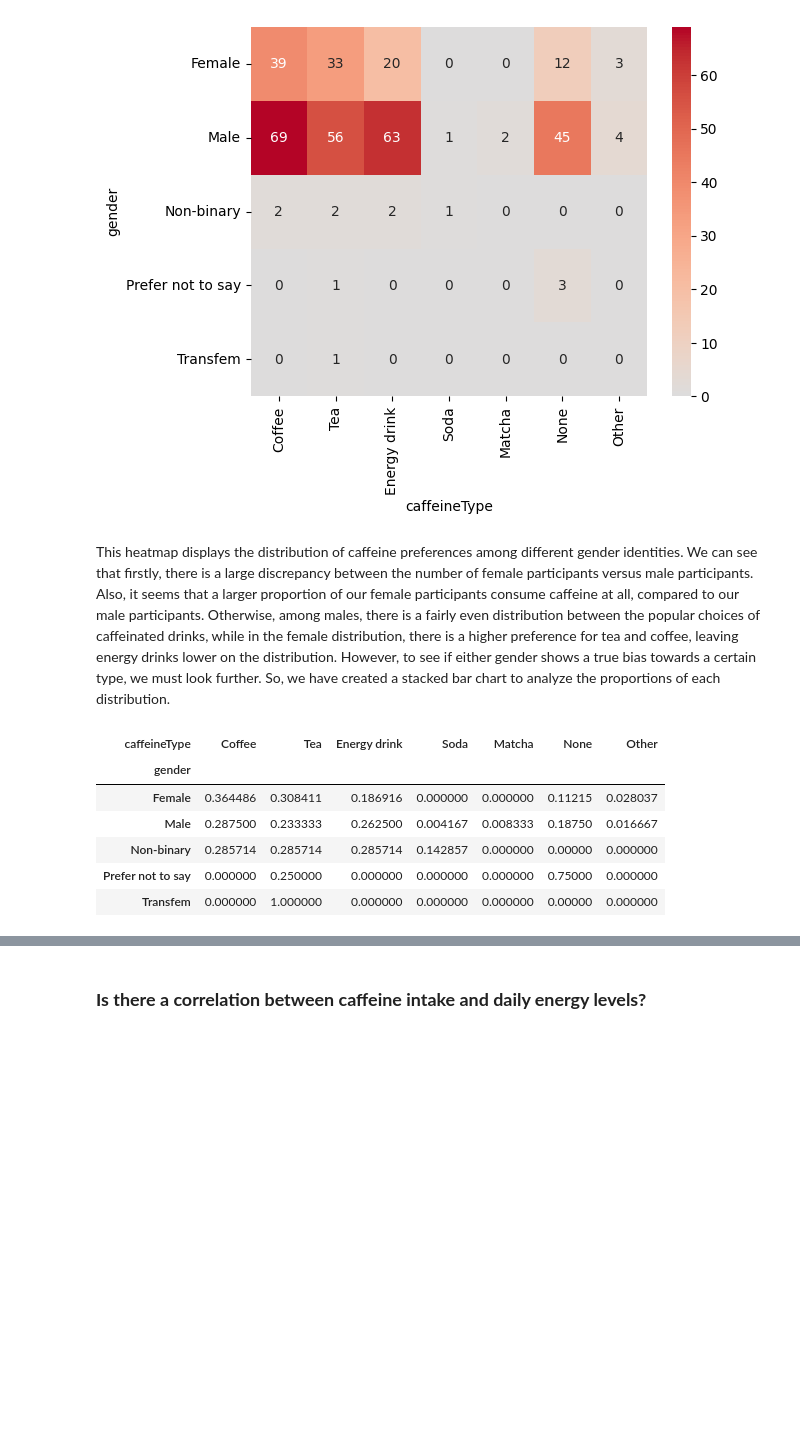
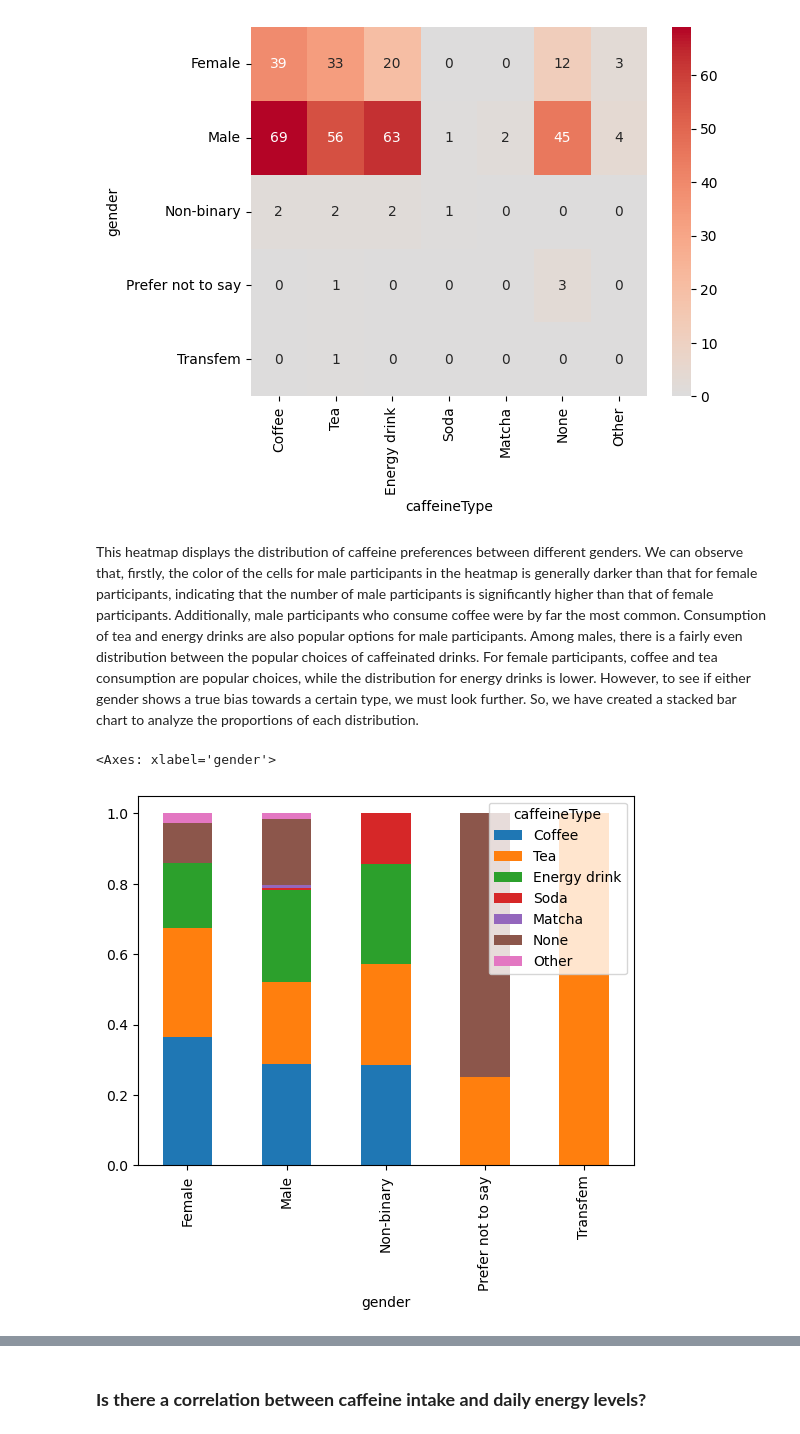
Before and after one commit to rzhou052/CS105-Mini-Project, a Jupyter notebook: Mini-Project.ipynb, the cells around one changed output, grey strips where cells are left out. Cells and saved outputs as stored; diff of their text form; code cells hidden in the pictures; blank space fills up the shorter version.

Commit message:
delet unnecessary table, small change in analysis

```diff
--- a/Mini-Project.ipynb
+++ b/Mini-Project.ipynb
@@ -161,16 +141,11 @@ plt.show()
 # %% [output]
 [figure]
 # %% [markdown]
-This heatmap displays the distribution of caffeine preferences among different gender identities. We can see that firstly, there is a large discrepancy between the number of female participants versus male participants. Also, it seems that a larger proportion of our female participants consume caffeine at all, compared to our male participants. Otherwise, among males, there is a fairly even distribution between the popular choices of caffeinated drinks, while in the female distribution, there is a higher preference for tea and coffee, leaving energy drinks lower on the distribution. However, to see if either gender shows a true bias towards a certain type, we must look further. So, we have created a stacked bar chart to analyze the proportions of each distribution.
+This heatmap displays the distribution of caffeine preferences between different genders. We can observe that, firstly, the color of the cells for male participants in the heatmap is generally darker than that for female participants, indicating that the number of male participants is significantly higher than that of female participants. Additionally, male participants who consume coffee were by far the most common. Consumption of tea and energy drinks are also popular options for male participants. Among males, there is a fairly even distribution between the popular choices of caffeinated drinks. For female participants, coffee and tea consumption are popular choices, while the distribution for energy drinks is lower. However, to see if either gender shows a true bias towards a certain type, we must look further. So, we have created a stacked bar chart to analyze the proportions of each distribution.
 # %%
 gender_counts = gender_type_cleaned.sum(axis=1)
 type_given_gender = gender_type_cleaned.divide(gender_counts, axis=0)
-type_given_gender
+type_given_gender.plot.bar(stacked=True)
 # %% [output]
-| caffeineType | Coffee | Tea | Energy drink | Soda | Matcha | None | Other |
-| gender |  |  |  |  |  |  |  |
-| Female | 0.364486 | 0.308411 | 0.186916 | 0.000000 | 0.000000 | 0.11215 | 0.028037 |
-| Male | 0.287500 | 0.233333 | 0.262500 | 0.004167 | 0.008333 | 0.18750 | 0.016667 |
-| Non-binary | 0.285714 | 0.285714 | 0.285714 | 0.142857 | 0.000000 | 0.00000 | 0.000000 |
-| Prefer not to say | 0.000000 | 0.250000 | 0.000000 | 0.000000 | 0.000000 | 0.75000 | 0.000000 |
-| Transfem | 0.000000 | 1.000000 | 0.000000 | 0.000000 | 0.000000 | 0.00000 | 0.000000 |
+<Axes: xlabel='gender'>
+[figure, added]
```
Also changed, not shown: parts of 4 cells of this notebook.
